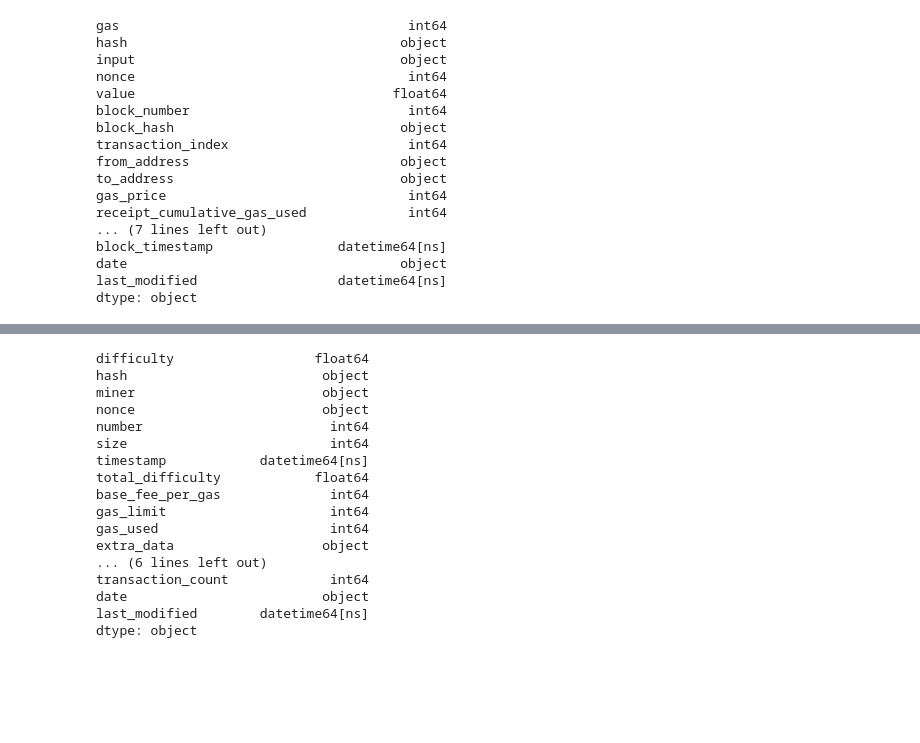
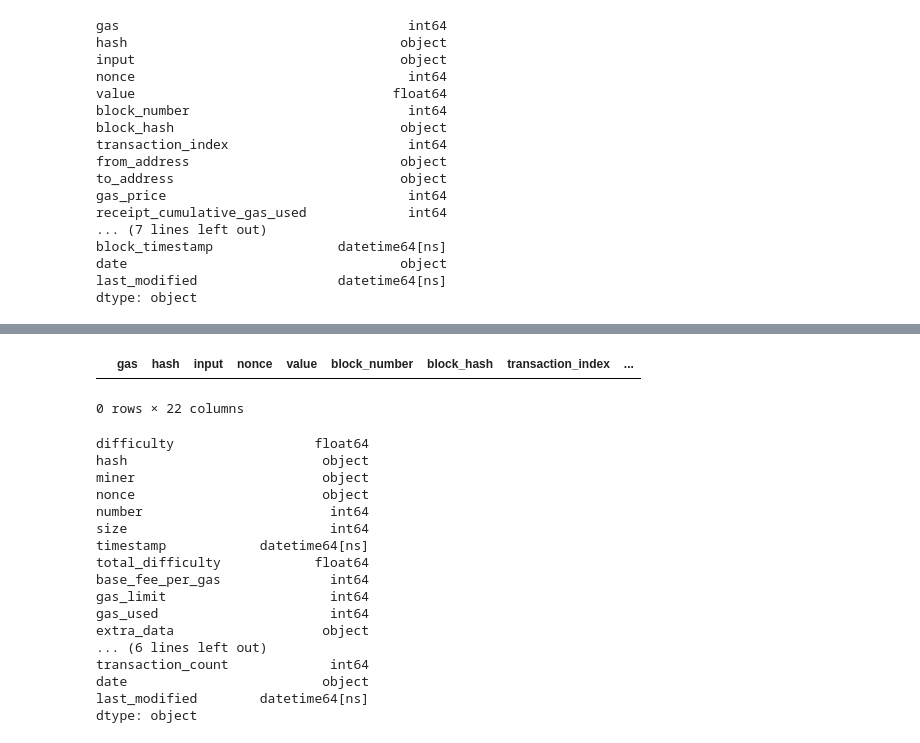
Before and after one commit to Shubh18s/ethereum-etl, a Jupyter notebook: data_exploration.ipynb, the cells around one changed output, grey strips where cells are left out. Saved outputs shown, nothing was run; the diff lists cells and outputs as text; code cells hidden in the pictures; blank space fills up the shorter version.

```diff
--- a/data_exploration.ipynb
+++ b/data_exploration.ipynb
@@ -71,3 +105,8 @@ dtype: object
+# %%
+df_transaction[df_transaction['to_address'].isnull()]
+# %% [output]
+|  | gas | hash | input | nonce | value | block_number | block_hash | transaction_index | ... |
+0 rows × 22 columns
 # %%
 df_block.dtypes
 # %% [output]
```
Also changed, not shown: parts of 4 cells of this notebook, 14 other files.
